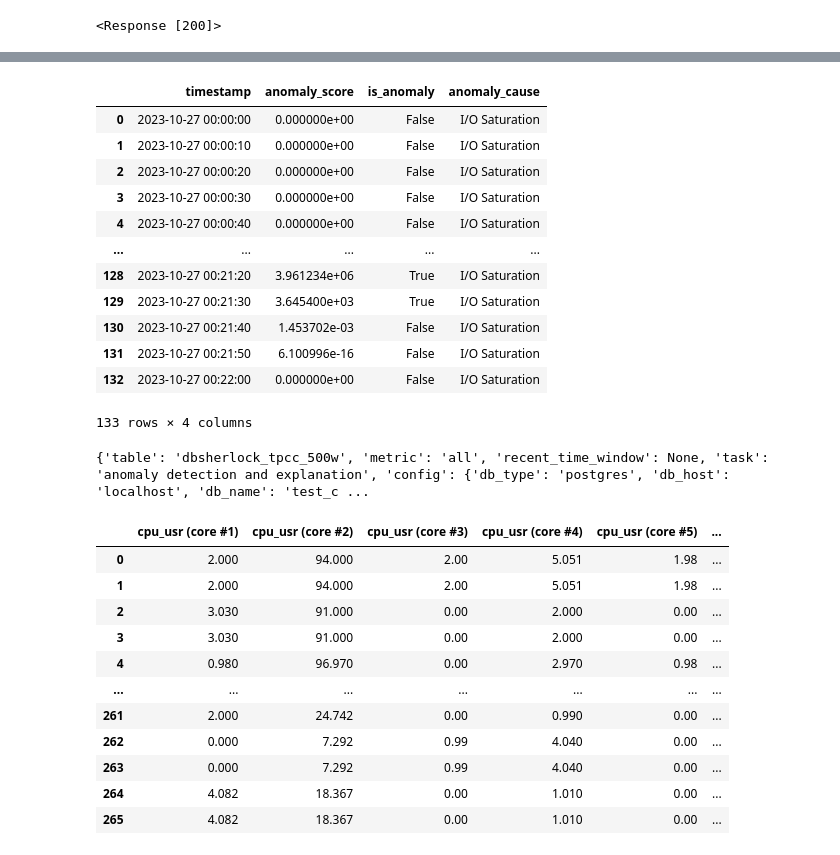
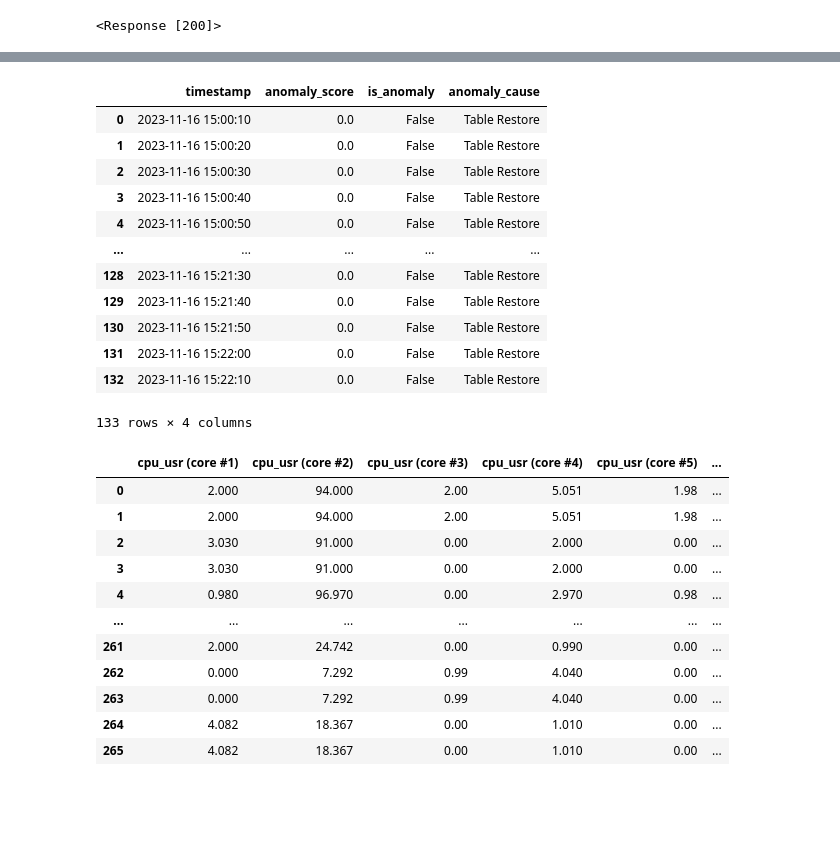
Before and after one commit to allene-ha/EDA_Framework, a Jupyter notebook: client/tutorial.ipynb, the cells around one changed output, grey strips where cells are left out. Drawn from its saved outputs; the diff is of its cells as text; code cells hidden in the pictures; blank space fills up the shorter version.

```diff
--- a/client/tutorial.ipynb
+++ b/client/tutorial.ipynb
@@ -167,25 +77,20 @@ test_df
 # %%
-anomaly_df = predict(config, data = test_df, task = 'anomaly analysis', path ="DBAT_anomaly_transformer_dbsherlock_20231106_170425.pickle")
+anomaly_df = predict(config, data = test_df, task = 'anomaly analysis', path ="DBAT_anomaly_transformer_dbsherlock_20231117_020545.pickle")
+anomaly_df
+# %% [output]
+|  | timestamp | anomaly_score | is_anomaly | anomaly_cause |
+| 0 | 2023-11-16 15:00:10 | 0.0 | False | Table Restore |
+| 1 | 2023-11-16 15:00:20 | 0.0 | False | Table Restore |
+| 2 | 2023-11-16 15:00:30 | 0.0 | False | Table Restore |
+| 3 | 2023-11-16 15:00:40 | 0.0 | False | Table Restore |
+| 4 | 2023-11-16 15:00:50 | 0.0 | False | Table Restore |
+| ... | ... | ... | ... | ... |
+| 128 | 2023-11-16 15:21:30 | 0.0 | False | Table Restore |
+| 129 | 2023-11-16 15:21:40 | 0.0 | False | Table Restore |
+| 130 | 2023-11-16 15:21:50 | 0.0 | False | Table Restore |
+| 131 | 2023-11-16 15:22:00 | 0.0 | False | Table Restore |
+| 132 | 2023-11-16 15:22:10 | 0.0 | False | Table Restore |
+133 rows × 4 columns
-# %%
-anomaly_df
-# %% [output]
-|  | timestamp | anomaly_score | is_anomaly | anomaly_cause |
-| 0 | 2023-10-27 00:00:00 | 0.000000e+00 | False | I/O Saturation |
-| 1 | 2023-10-27 00:00:10 | 0.000000e+00 | False | I/O Saturation |
-| 2 | 2023-10-27 00:00:20 | 0.000000e+00 | False | I/O Saturation |
-| 3 | 2023-10-27 00:00:30 | 0.000000e+00 | False | I/O Saturation |
-| 4 | 2023-10-27 00:00:40 | 0.000000e+00 | False | I/O Saturation |
-| ... | ... | ... | ... | ... |
-| 128 | 2023-10-27 00:21:20 | 3.961234e+06 | True | I/O Saturation |
-| 129 | 2023-10-27 00:21:30 | 3.645400e+03 | True | I/O Saturation |
-| 130 | 2023-10-27 00:21:40 | 1.453702e-03 | False | I/O Saturation |
-| 131 | 2023-10-27 00:21:50 | 6.100996e-16 | False | I/O Saturation |
-| 132 | 2023-10-27 00:22:00 | 0.000000e+00 | False | I/O Saturation |
-133 rows × 4 columns
-# %%
-data = query_performance_data(config, table='dbsherlock_tpcc_500w', task='anomaly detection and explanation', start_time = "-infinity", end_time = "infinity")
-# %% [output]
-{'table': 'dbsherlock_tpcc_500w', 'metric': 'all', 'recent_time_window': None, 'task': 'anomaly detection and explanation', 'config': {'db_type': 'postgres', 'db_host': 'localhost', 'db_name': 'test_c ...
 # %%
 df = pd.DataFrame(data['metric'])
 df
```
Also changed, not shown: parts of 16 cells of this notebook, 7 other files.
